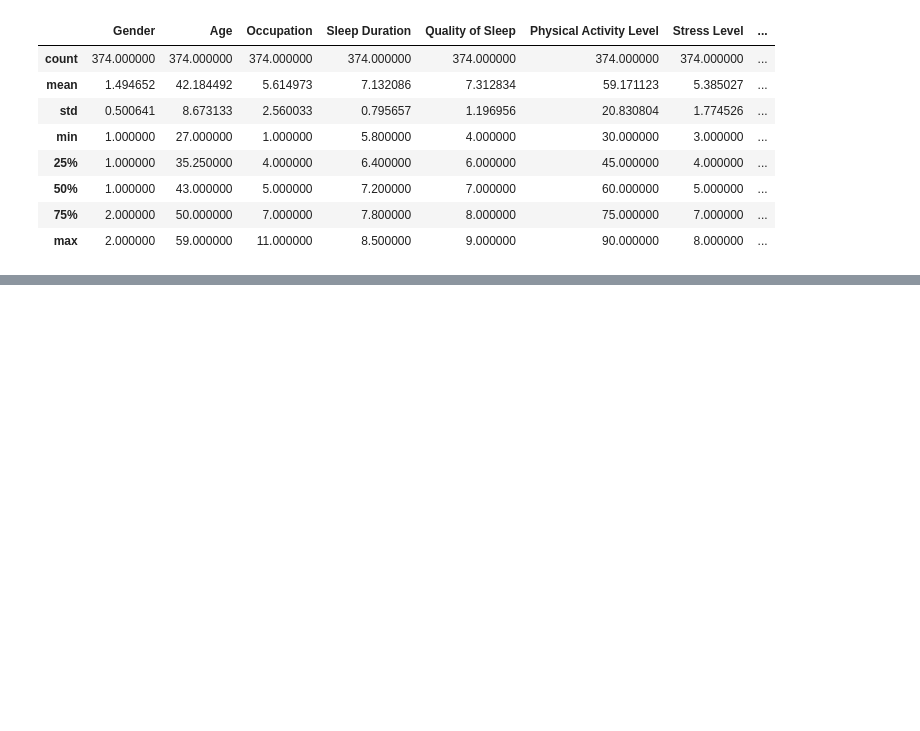
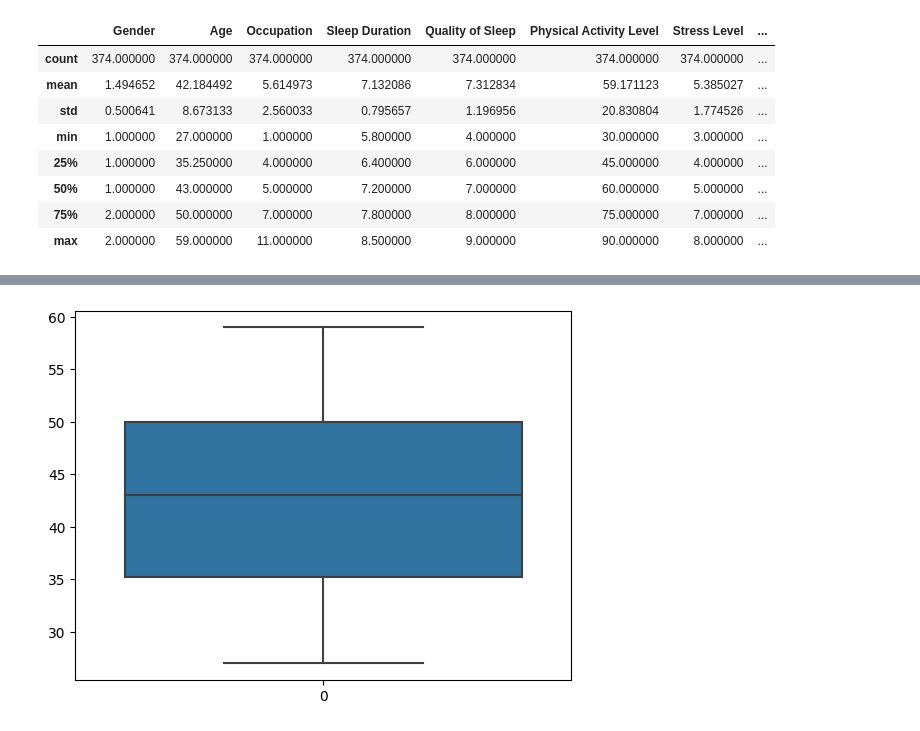
Before and after one commit to dolaemonngeong/ml-alp, a Jupyter notebook: Untitled-1.ipynb, the cells around one changed output, grey strips where cells are left out. Cells and saved outputs as stored; diff of their text form; code cells hidden in the pictures; blank space fills up the shorter version.

```diff
--- a/Untitled-1.ipynb
+++ b/Untitled-1.ipynb
@@ -152,0 +257,5 @@ plt.show()
+# %%
+sns.boxplot(data=df['Age'])
+plt.show()
+# %% [output]
+[figure, added]
```
Also changed, not shown: parts of 25 cells of this notebook, 1 other file.
